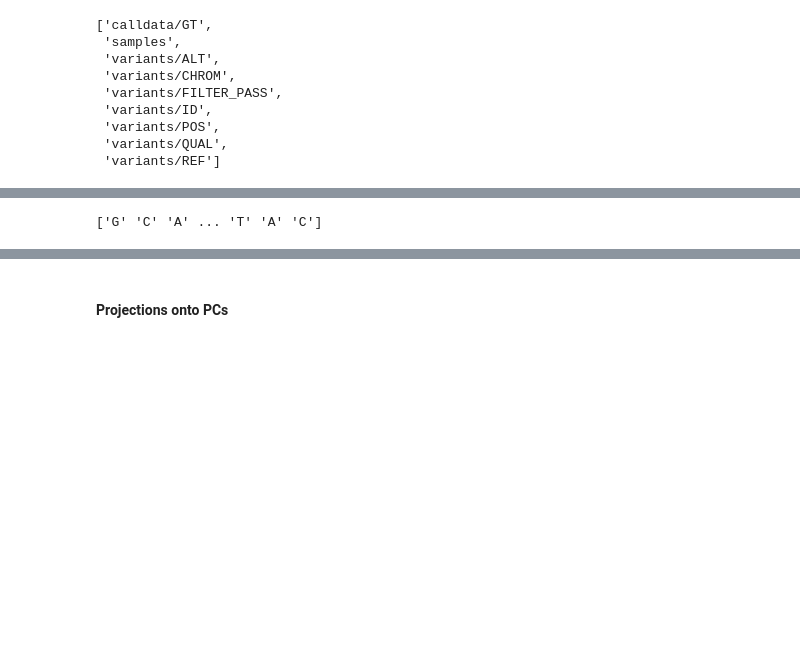
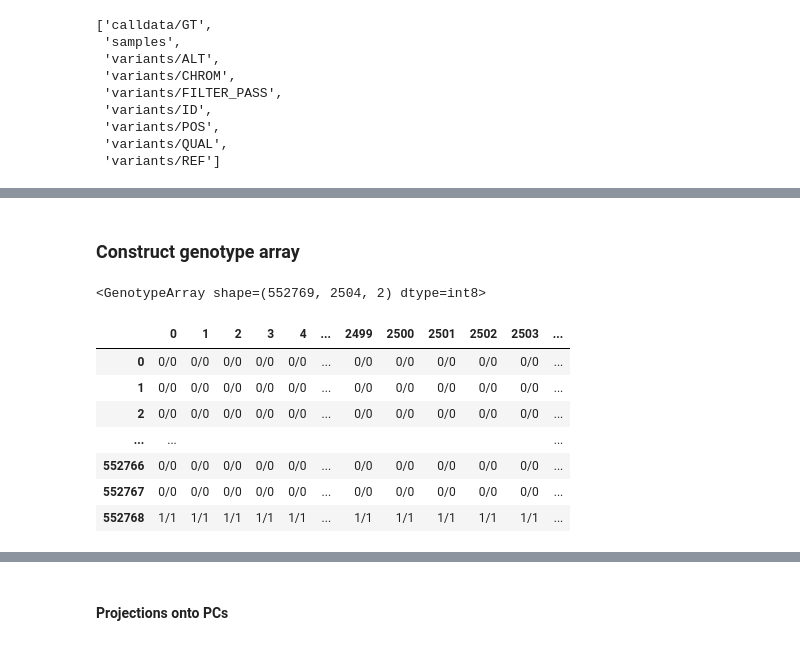
Before and after one commit to chrisporras/1000Genomes-PCA, a Jupyter notebook: sampling_PCA/notebooks/1000Genomes-PCA.ipynb, the cells around one changed output, grey strips where cells are left out. Drawn from its saved outputs; the diff is of its cells as text; code cells hidden in the pictures; blank space fills up the shorter version.

```diff
--- a/sampling_PCA/notebooks/1000Genomes-PCA.ipynb
+++ b/sampling_PCA/notebooks/1000Genomes-PCA.ipynb
@@ -48,6 +56,3 @@ array(['HG00096', 'HG00097', 'HG00099', ..., 'NA21142', 'NA21143',
 ALT = callset["variants/ALT"]
 # %%
 REF = np.array(callset["variants/REF"])
-print(REF)
-# %% [output]
-['G' 'C' 'A' ... 'T' 'A' 'C']
@@ -55,0 +59,16 @@ gt = allel.GenotypeArray(callset['calldata/GT'])
+# %% [markdown]
+### Construct genotype array
+# %%
+gt_arr = allel.GenotypeArray(GT[:GT.shape[0]//2])
+# %%
+gt_arr
+# %% [output]
+<GenotypeArray shape=(552769, 2504, 2) dtype=int8>
+|  | 0 | 1 | 2 | 3 | 4 | ... | 2499 | 2500 | 2501 | 2502 | 2503 | ... |
+| 0 | 0/0 | 0/0 | 0/0 | 0/0 | 0/0 | ... | 0/0 | 0/0 | 0/0 | 0/0 | 0/0 | ... |
+| 1 | 0/0 | 0/0 | 0/0 | 0/0 | 0/0 | ... | 0/0 | 0/0 | 0/0 | 0/0 | 0/0 | ... |
+| 2 | 0/0 | 0/0 | 0/0 | 0/0 | 0/0 | ... | 0/0 | 0/0 | 0/0 | 0/0 | 0/0 | ... |
+| ... | ... |  |  |  |  |  |  |  |  |  |  | ... |
+| 552766 | 0/0 | 0/0 | 0/0 | 0/0 | 0/0 | ... | 0/0 | 0/0 | 0/0 | 0/0 | 0/0 | ... |
+| 552767 | 0/0 | 0/0 | 0/0 | 0/0 | 0/0 | ... | 0/0 | 0/0 | 0/0 | 0/0 | 0/0 | ... |
+| 552768 | 1/1 | 1/1 | 1/1 | 1/1 | 1/1 | ... | 1/1 | 1/1 | 1/1 | 1/1 | 1/1 | ... |
```
Also changed, not shown: parts of 21 cells of this notebook, 2 other files.
